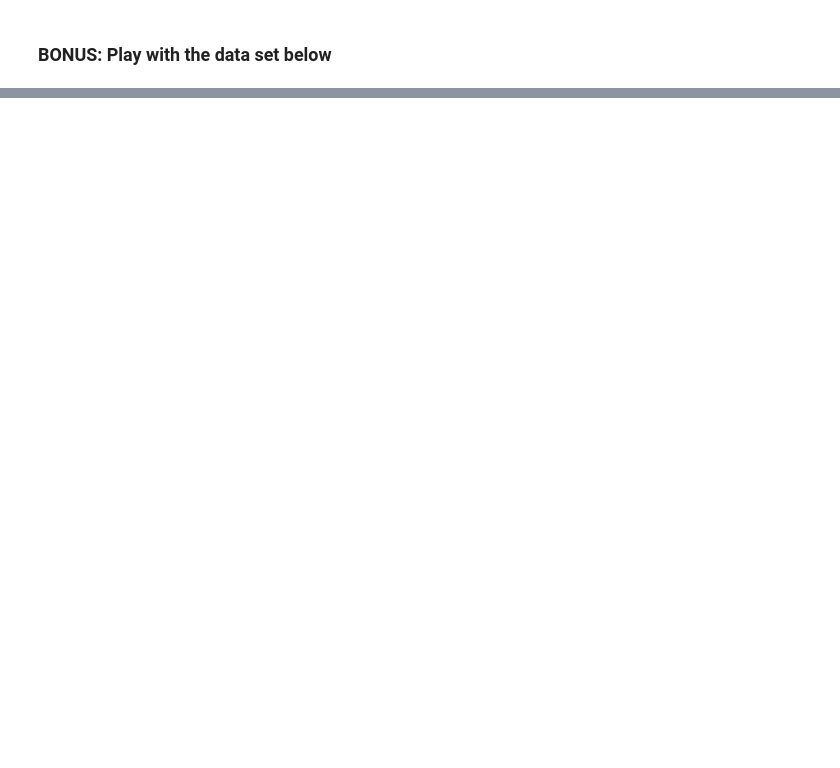
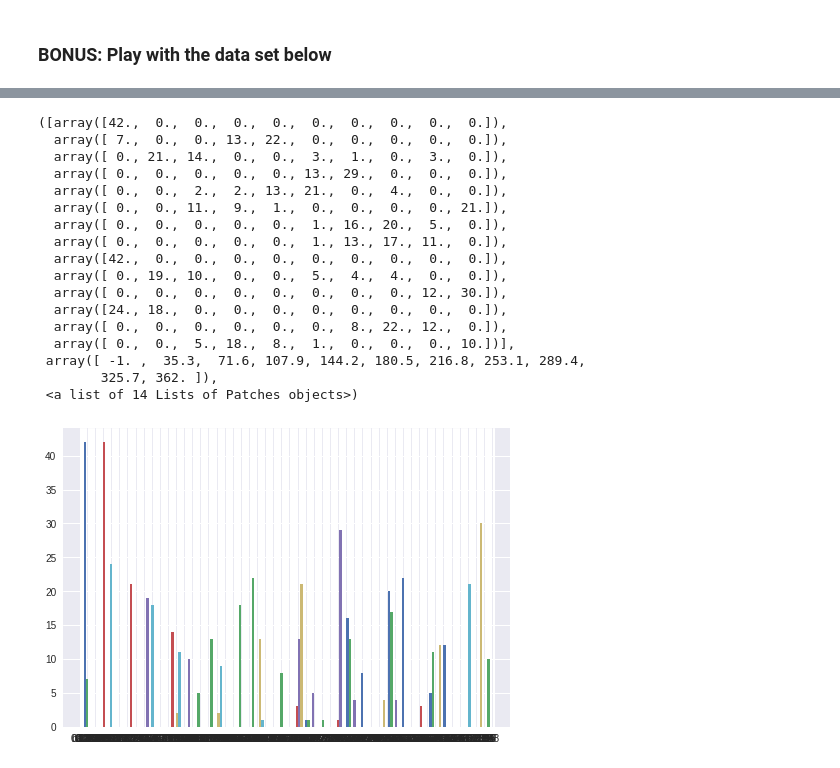
Before and after one commit to MLCCKolkata/Assignment-3, a Jupyter notebook: Satwato.ipynb, the cells around one changed output, grey strips where cells are left out. Cells and saved outputs as stored; diff of their text form; code cells hidden in the pictures; blank space fills up the shorter version.

```diff
--- a/Satwato.ipynb
+++ b/Satwato.ipynb
@@ -63,2 +68,0 @@ The attributes are (dontated by Riccardo Leardi, riclea '@' anchem.unige.it):
-# %%
-wine_df.columns=['alcohol','malic_acid','alcalinity_of_ash','magnesium','flavanoids','proanthocyanins','hue']
@@ -67,4 +69,9 @@ ValueError: ignored
+# %%
+wine_df.columns=['','Alcohol','Malic_acid','Ash','Alcalinity_of_ash','Magnesium', 'Total phenols','Flavanoids','Nonflavonoid phenols','Proanthocyanins','Color intensity','Hue','OD280/OD315 of diluted wines','Proline']
 # %% [markdown]
 #### Set the values of the first 3 rows from alcohol as NaN
 
 Hint- Use iloc to select 3 rows of wine_df
+# %%
+wine_df.iloc[0:3,1]=NaN
+wine_df.head()
@@ -78,2 +91,5 @@ array([[72, 27, 15, 19,  2, 61, 49, 41, 61, 24]])
 # %% [markdown]
 #### Use random numbers you generated as an index and assign NaN value to each of cell of the column alcohol
+# %%
+wine_df.iloc[random,1]=NaN
+wine_df.head(10)
@@ -87,0 +182,22 @@ Hint: you can use isnull() and sum()
+# %%
+import matplotlib.pyplot as pyplt
+pyplt.hist(wine_df[wine_df['Proline']>1000])
+# %% [output]
+([array([42.,  0.,  0.,  0.,  0.,  0.,  0.,  0.,  0.,  0.]),
+  array([ 7.,  0.,  0., 13., 22.,  0.,  0.,  0.,  0.,  0.]),
+  array([ 0., 21., 14.,  0.,  0.,  3.,  1.,  0.,  3.,  0.]),
+  array([ 0.,  0.,  0.,  0.,  0., 13., 29.,  0.,  0.,  0.]),
+  array([ 0.,  0.,  2.,  2., 13., 21.,  0.,  4.,  0.,  0.]),
+  array([ 0.,  0., 11.,  9.,  1.,  0.,  0.,  0.,  0., 21.]),
+  array([ 0.,  0.,  0.,  0.,  0.,  1., 16., 20.,  5.,  0.]),
+  array([ 0.,  0.,  0.,  0.,  0.,  1., 13., 17., 11.,  0.]),
+  array([42.,  0.,  0.,  0.,  0.,  0.,  0.,  0.,  0.,  0.]),
+  array([ 0., 19., 10.,  0.,  0.,  5.,  4.,  4.,  0.,  0.]),
+  array([ 0.,  0.,  0.,  0.,  0.,  0.,  0.,  0., 12., 30.]),
+  array([24., 18.,  0.,  0.,  0.,  0.,  0.,  0.,  0.,  0.]),
+  array([ 0.,  0.,  0.,  0.,  0.,  0.,  8., 22., 12.,  0.]),
+  array([ 0.,  0.,  5., 18.,  8.,  1.,  0.,  0.,  0., 10.])],
+ array([ -1. ,  35.3,  71.6, 107.9, 144.2, 180.5, 216.8, 253.1, 289.4,
+        325.7, 362. ]),
+ <a list of 14 Lists of Patches objects>)
+[figure, added]
```
Also changed, not shown: parts of 9 cells of this notebook.
